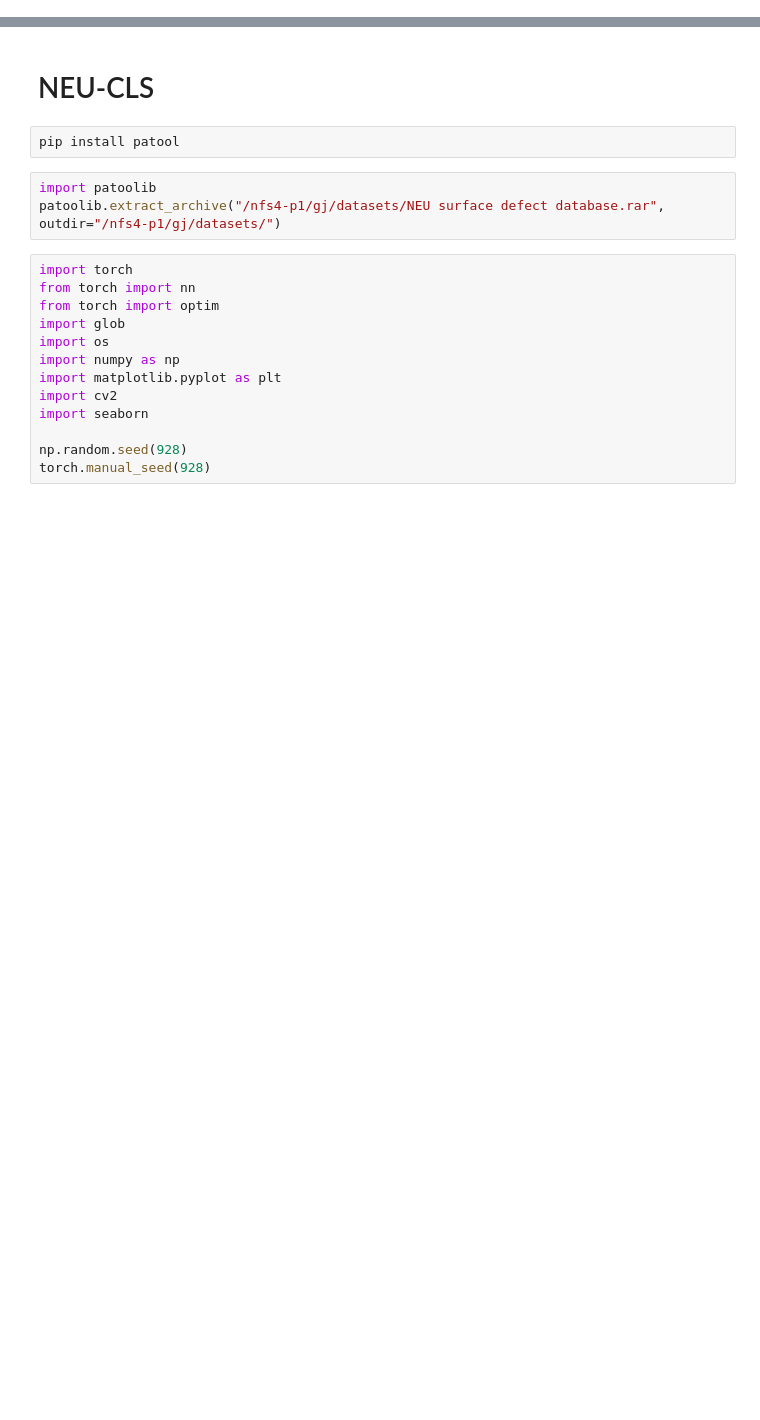
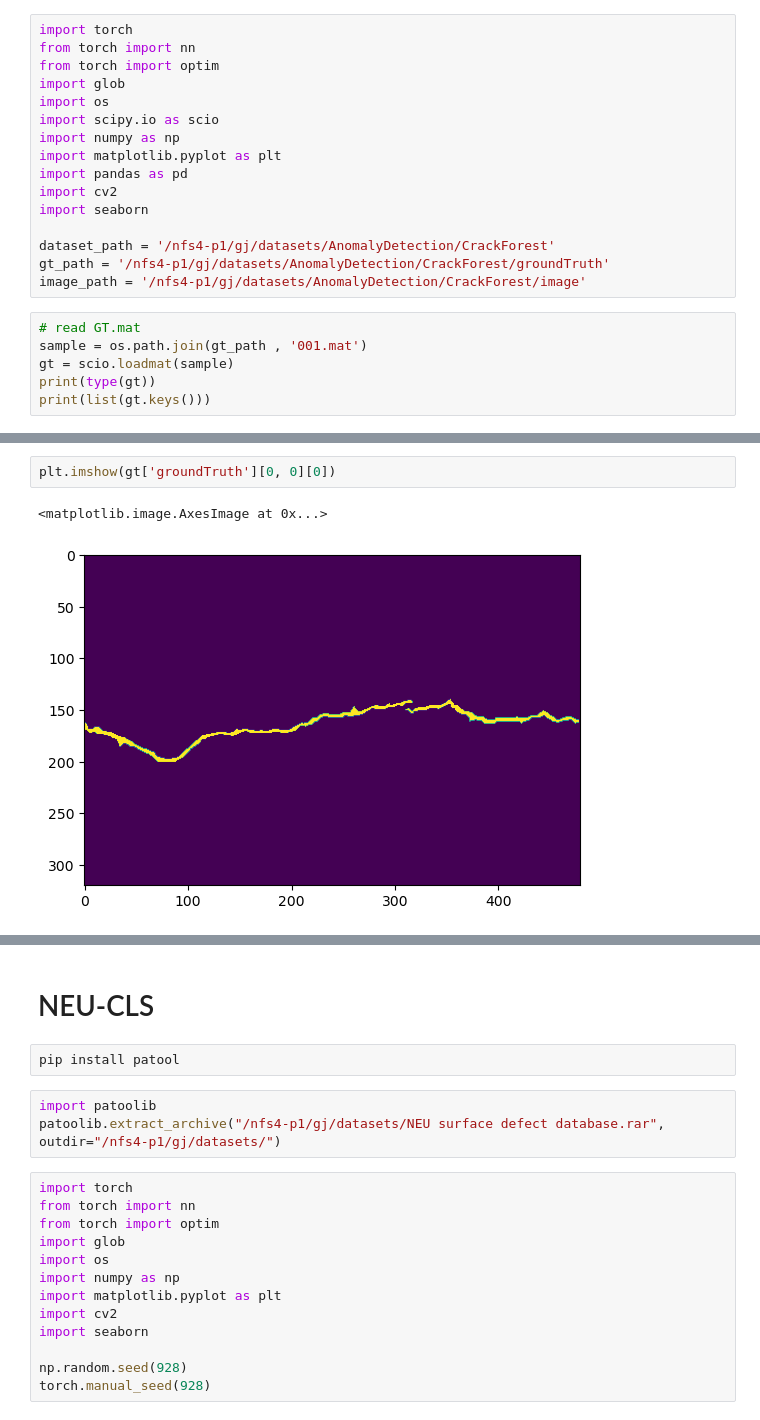
Before and after one commit to Jing-G2/Defect-Detection-exp, a Jupyter notebook: preprocessing/data_extract.ipynb, the cells around one changed output, grey strips where cells are left out. Cells and saved outputs as stored; diff of their text form; blank space fills up the shorter version.

```diff
--- a/preprocessing/data_extract.ipynb
+++ b/preprocessing/data_extract.ipynb
@@ -0,0 +3,22 @@
+# %%
+import torch
+from torch import nn
+from torch import optim
+import glob
+import os
+import scipy.io as scio
+import numpy as np
+import matplotlib.pyplot as plt
+import pandas as pd
+import cv2
+import seaborn
+
+dataset_path = '/nfs4-p1/gj/datasets/AnomalyDetection/CrackForest'
+gt_path = '/nfs4-p1/gj/datasets/AnomalyDetection/CrackForest/groundTruth'
+image_path = '/nfs4-p1/gj/datasets/AnomalyDetection/CrackForest/image'
+# %%
+# read GT.mat
+sample = os.path.join(gt_path , '001.mat')
+gt = scio.loadmat(sample)
+print(type(gt))
+print(list(gt.keys()))
@@ -0,0 +67,5 @@
+# %%
+plt.imshow(gt['groundTruth'][0, 0][0])
+# %% [output]
+<matplotlib.image.AxesImage at 0x...>
+[figure, added]
```
Also changed, not shown: parts of 19 cells of this notebook, 10 other files.
